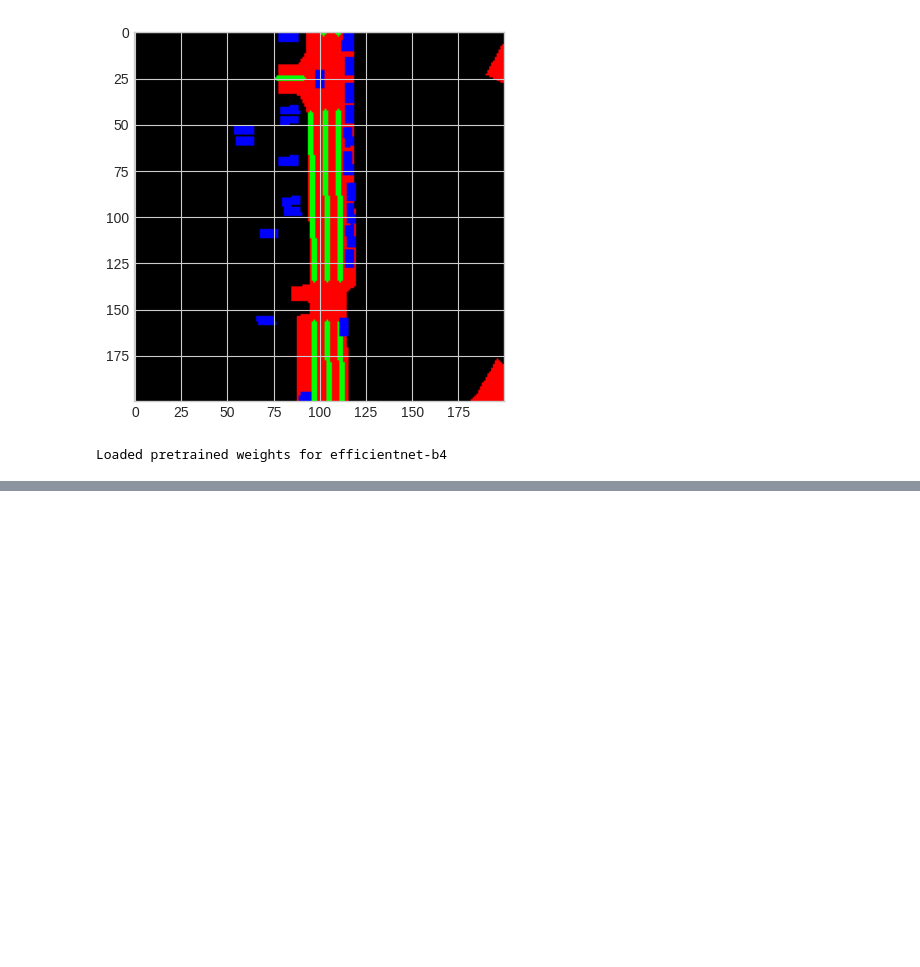
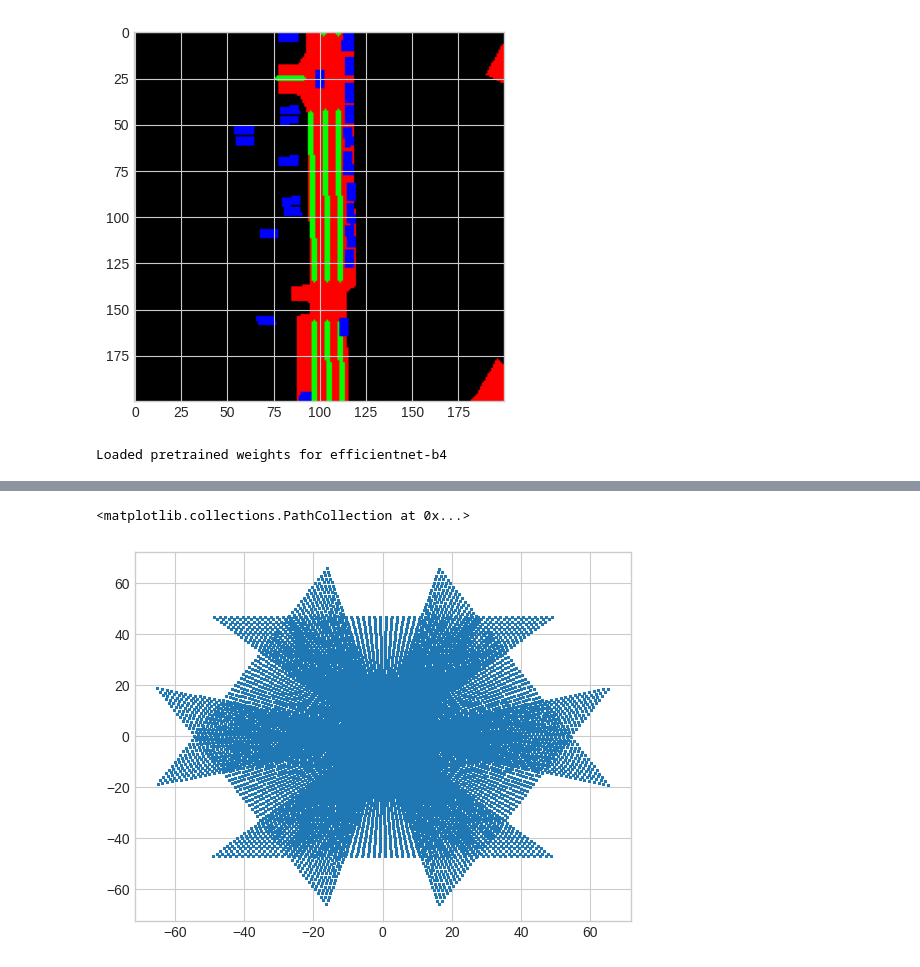
Before and after one commit to linlin-yu/ubev-UDMKDD, a Jupyter notebook: notebooks/test.ipynb, the cells around one changed output, grey strips where cells are left out. Drawn from its saved outputs; the diff is of its cells as text; code cells hidden in the pictures; blank space fills up the shorter version.

```diff
--- a/notebooks/test.ipynb
+++ b/notebooks/test.ipynb
@@ -85,0 +165,35 @@ RuntimeError: The size of tensor a (200) must match the size of tensor b (4) at
+# %%
+trans = [
+    [0, 0, 2],
+    [0, 0, 2],
+    [0, 0, 2],
+    [0, 0, 2],
+    [0, 0, 2],
+    [0, 0, 2],
+]
+
+rots = [
+    [-90, -60, 0],
+    [-90, 0, 0],
+    [-90, 60, 0],
+    [-90, -120, 0],
+    [-90, 180, 0],
+    [-90, 120, 0],
+]
+# %%
+e = []
+
+for i in range(6):
+    e.append(ext_inverse(get_extrinsics(trans[i], rots[i])))
+    # e.append(get_extrinsics(trans[i], rots[i]))
+
+ext = np.stack(e)[None]
+ext = torch.tensor(ext).cuda(7).float()
+# %%
+pts = model.backbone.module.get_geometry(int, ext).cpu().numpy()
+plt.scatter(pts[:, :, :, :, :, 0].reshape(-1), pts[:, :, :, :, :, 1].reshape(-1), s=1)
+# plt.xlim((-50, 50))
+# plt.ylim((-50, 50))
+# %% [output]
+<matplotlib.collections.PathCollection at 0x...>
+[figure, added]
```
Also changed, not shown: parts of 15 cells of this notebook, 9 other files.
